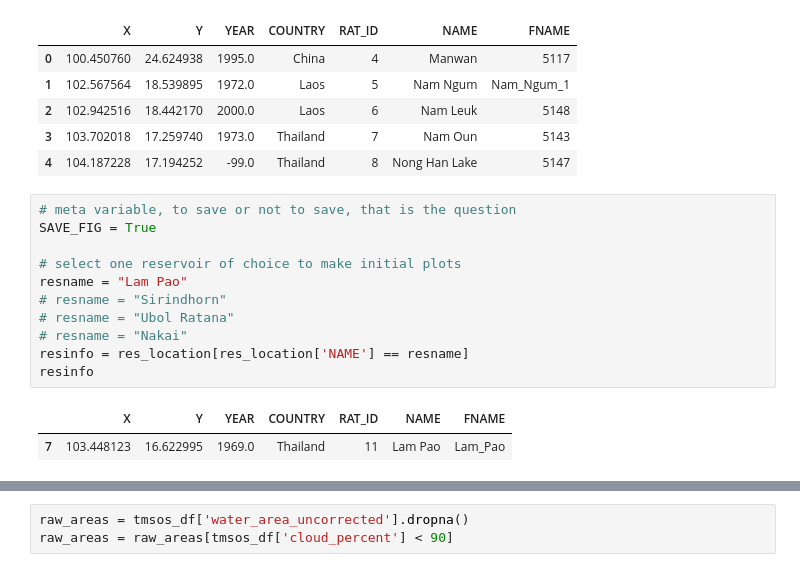
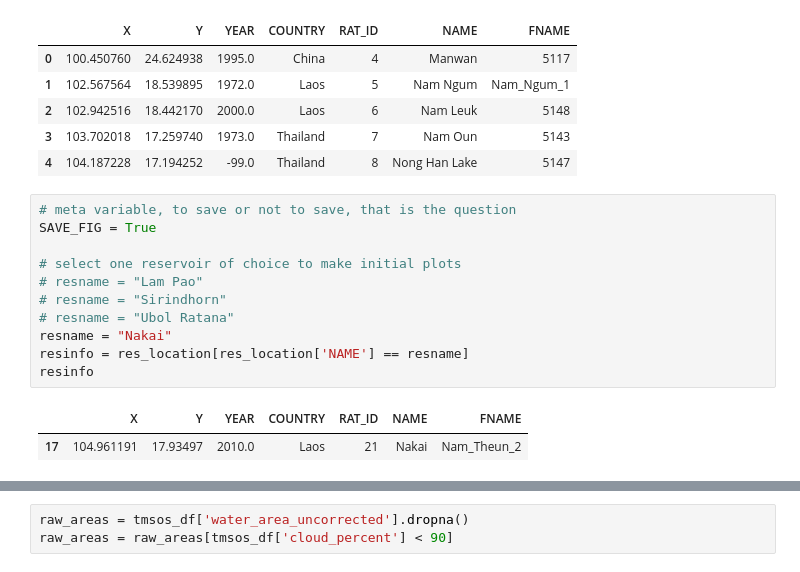
Before and after one commit to pritamd47/cuahsi_data_viz_2022_project, a Jupyter notebook: notebooks/sandbox.ipynb, the cells around one changed output, grey strips where cells are left out. Cells and saved outputs as stored; diff of their text form.

```diff
--- a/notebooks/sandbox.ipynb
+++ b/notebooks/sandbox.ipynb
@@ -20,17 +20,17 @@ res_location.head()
 # %%
 # meta variable, to save or not to save, that is the question
 SAVE_FIG = True
 
 # select one reservoir of choice to make initial plots
-resname = "Lam Pao"
+# resname = "Lam Pao"
 # resname = "Sirindhorn"
 # resname = "Ubol Ratana"
-# resname = "Nakai"
+resname = "Nakai"
 resinfo = res_location[res_location['NAME'] == resname]
 resinfo
 # %% [output]
 |  | X | Y | YEAR | COUNTRY | RAT_ID | NAME | FNAME |
-| 7 | 103.448123 | 16.622995 | 1969.0 | Thailand | 11 | Lam Pao | Lam_Pao |
+| 17 | 104.961191 | 17.93497 | 2010.0 | Laos | 21 | Nakai | Nam_Theun_2 |
 # %%
 # Load TMS-OS dataset
 tmsos_fn = f"../data/surface-areas/tmsos/{resinfo['FNAME'].values[0]}.csv"
```
Also changed, not shown: parts of 4 cells of this notebook.
